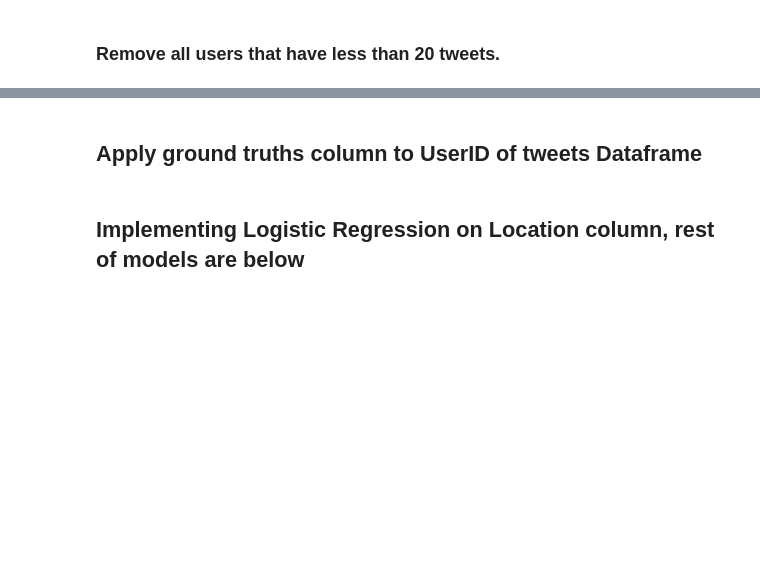
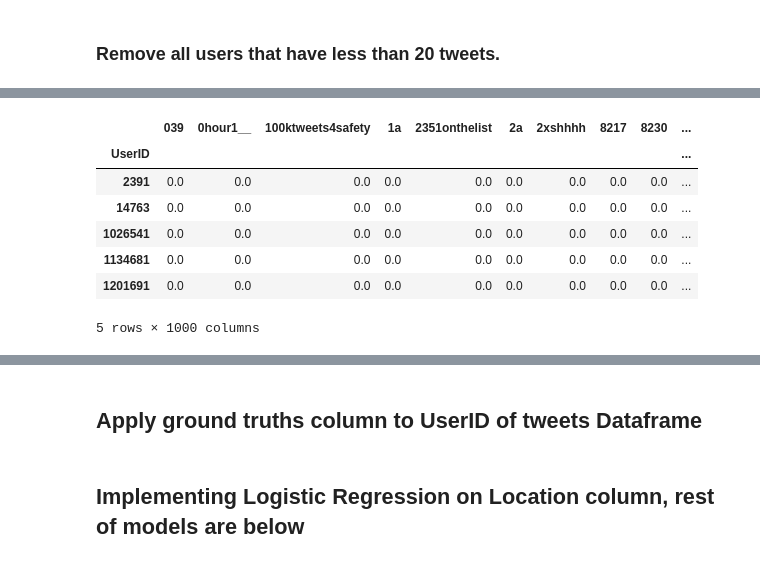
Before and after one commit to alecluna/CSC177A1, a Jupyter notebook: Project3_Classification.ipynb, the cells around one changed output, grey strips where cells are left out. Drawn from its saved outputs; the diff is of its cells as text; code cells hidden in the pictures; blank space fills up the shorter version.

```diff
--- a/Project3_Classification.ipynb
+++ b/Project3_Classification.ipynb
@@ -85,12 +93,21 @@ tweets = tweetsLocations[tweetsLocations['LocationCleaned'].isin(tweetsLocations
 # %%
 aggregateTweetsHashtags = tweets.groupby('UserID')['HashMentions'].apply(lambda x: x.str.cat(sep=' '))
 tweetsPrepareSKText = pd.DataFrame({'User_id': aggregateTweetsHashtags.index, 'All_hashtags': aggregateTweetsHashtags.values})
-vectorizer = sk_text.TfidfVectorizer(max_features = 2000,
+vectorizer = sk_text.TfidfVectorizer(max_features = 1000,
                              #min_df=100,
                              #max_df=.8,
-                             stop_words = ['TrumpOrClinton','userid','UserID','039','0hour1__','100percfedup','1a','1shawnster','2000shp','2a','8216','8217','8220']
+                             stop_words = 'english'
                              )
 matrix = vectorizer.fit_transform(tweetsPrepareSKText.All_hashtags.values)
 tdidf = matrix.toarray()
 df_text = pd.DataFrame(matrix.todense(), index=aggregateTweetsHashtags.index, columns=vectorizer.get_feature_names())
 df_text.head()
+# %% [output]
+|  | 039 | 0hour1__ | 100ktweets4safety | 1a | 2351onthelist | 2a | 2xshhhh | 8217 | 8230 | ... |
+| UserID |  |  |  |  |  |  |  |  |  | ... |
+| 2391 | 0.0 | 0.0 | 0.0 | 0.0 | 0.0 | 0.0 | 0.0 | 0.0 | 0.0 | ... |
+| 14763 | 0.0 | 0.0 | 0.0 | 0.0 | 0.0 | 0.0 | 0.0 | 0.0 | 0.0 | ... |
+| 1026541 | 0.0 | 0.0 | 0.0 | 0.0 | 0.0 | 0.0 | 0.0 | 0.0 | 0.0 | ... |
+| 1134681 | 0.0 | 0.0 | 0.0 | 0.0 | 0.0 | 0.0 | 0.0 | 0.0 | 0.0 | ... |
+| 1201691 | 0.0 | 0.0 | 0.0 | 0.0 | 0.0 | 0.0 | 0.0 | 0.0 | 0.0 | ... |
+5 rows × 1000 columns
```
Also changed, not shown: parts of 18 cells of this notebook.
